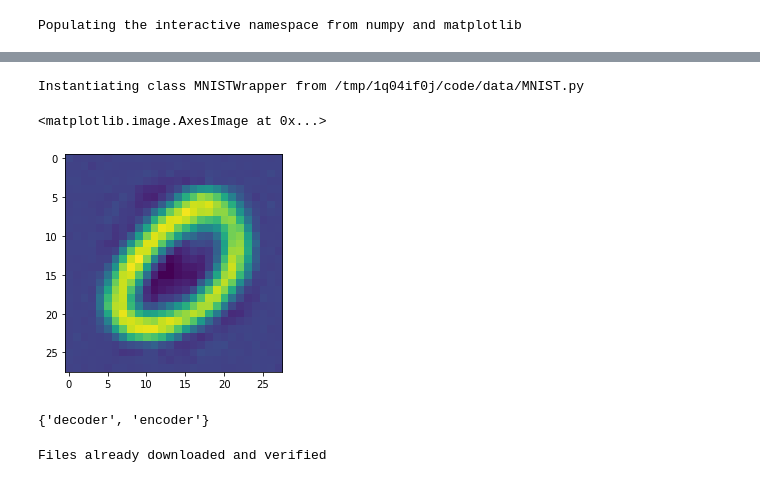
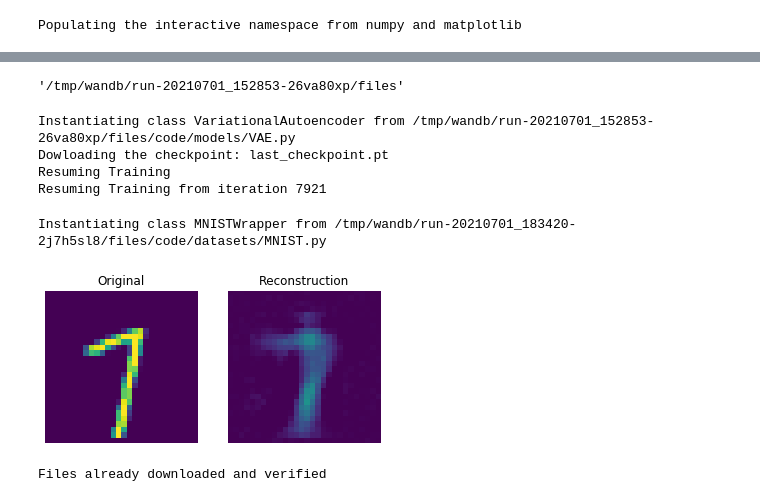
Before and after one commit to mfederici/JADE, a Jupyter notebook: load_VIB.ipynb, the cells around one changed output, grey strips where cells are left out. Drawn from its saved outputs; the diff is of its cells as text; code cells hidden in the pictures.

```diff
--- a/load_VIB.ipynb
+++ b/load_VIB.ipynb
@@ -46,0 +7,2 @@ Run data is saved locally in /tmp/wandb/run-20210628_143847-1q04if0j
+# %%
+run_manager = WANDBRunManager(run_id='2j7h5sl8', wandb_dir='/tmp', verbose=True, project='jade_test')
@@ -73,0 +38,2 @@ VariationalAutoencoder(
+# %%
+model = run_manager.run(train_amount="12 seconds", device='cpu')
@@ -74,30 +59,19 @@ VariationalAutoencoder(
+# %%
+run_manager.wandb_run.dir
+# %% [output]
+'/tmp/wandb/run-20210701_152853-26va80xp/files'
+# %%
+model = run_manager.instantiate_model(resume=True)#, checkpoint_file='checkpoint_0.pt')
+# %% [output]
+Instantiating class VariationalAutoencoder from /tmp/wandb/run-20210701_152853-26va80xp/files/code/models/VAE.py
+Dowloading the checkpoint: last_checkpoint.pt
+Resuming Training
+Resuming Training from iteration 7921
+# %%
+model.load('/tmp/wandb/run-20210701_152853-26va80xp/files/last_checkpoint.pt')
 # %%
 datasets = run_manager.instantiate_datasets()
 # %%
 train_set = datasets['train']
 # %% [output]
-Instantiating class MNISTWrapper from /tmp/1q04if0j/code/data/MNIST.py
+Instantiating class MNISTWrapper from /tmp/wandb/run-20210701_183420-2j7h5sl8/files/code/datasets/MNIST.py
-# %%
-train_set[0]
-
-plt.imshow(model.reconstruct(train_set[1]['x'])[0,0].data.numpy())
-# %% [output]
-<matplotlib.image.AxesImage at 0x...>
-[figure, removed]
-# %%
-import torch.nn as nn
-
-attributes_to_store = set()
-
-for component_name in dir(model):
-    component = getattr(model, component_name)
-    if isinstance(component, nn.Module):
-        store = False
-        for name, parameter_group in component.named_parameters():
-            store = store or parameter_group.requires_grad
-        if store:
-            attributes_to_store.add(component_name)
-
-print(attributes_to_store)
-# %% [output]
-{'decoder', 'encoder'}
@@ -110,3 +78,18 @@ class CelebA(ds.CelebA):
+# %%
+idx = 42
+
+f, ax = plt.subplots(1,2)
+
+ax[0].set_title('Original')
+ax[0].imshow(train_set[idx]['x'][0], clim=(0,1))
+
+ax[1].set_title('Reconstruction')
+ax[1].imshow(model.reconstruct(train_set[idx]['x'])[0,0].data.numpy(), clim=(0,1))
+
+for i in range(2):
+    ax[i].axis('off')
+# %% [output]
+[figure, added]
 # %%
 from torchvision.transforms import ToTensor, Compose, CenterCrop
 from torchvision.datasets import CelebA
```
Also changed, not shown: parts of 18 cells of this notebook, 19 other files.
